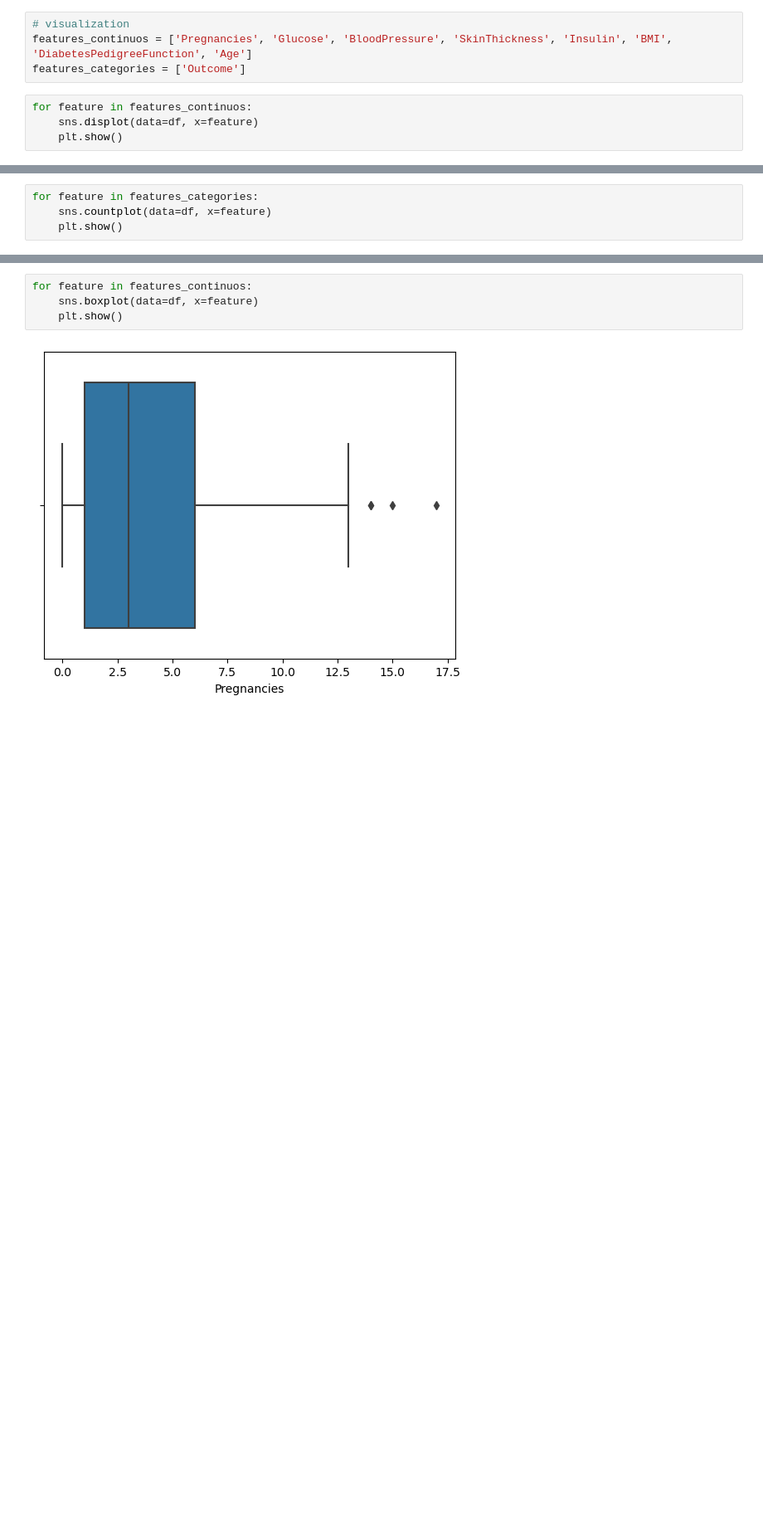
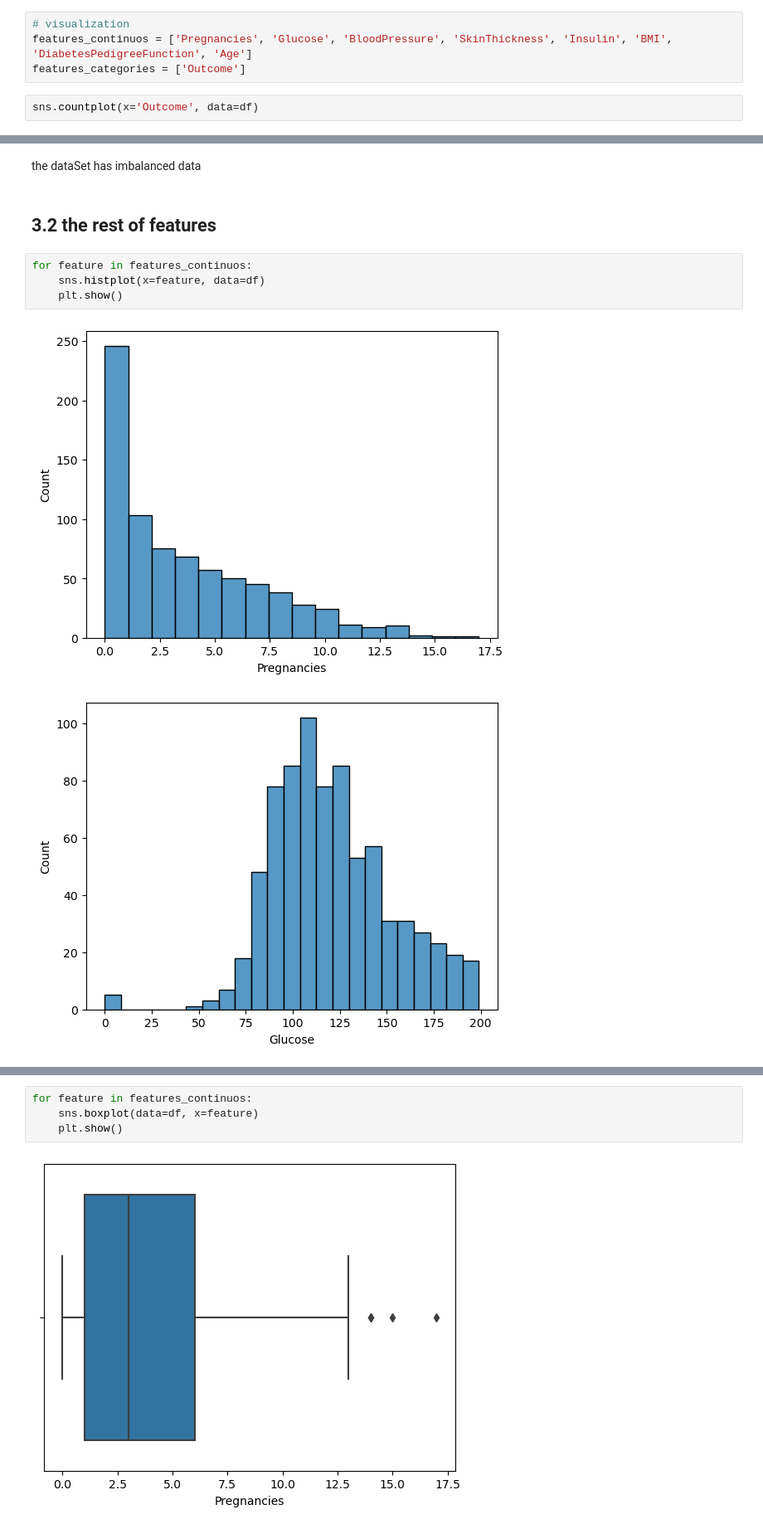
Before and after one commit to RMutua83/diabetes, a Jupyter notebook: model/DiabetesPred.ipynb, the cells around one changed output, grey strips where cells are left out. Shown at 83% size. Cells and saved outputs as stored; diff of their text form; blank space fills up the shorter version.

```diff
--- a/model/DiabetesPred.ipynb
+++ b/model/DiabetesPred.ipynb
@@ -74,7 +131,5 @@ Index(['Pregnancies', 'Glucose', 'BloodPressure', 'SkinThickness', 'Insulin',
 features_continuos = ['Pregnancies', 'Glucose', 'BloodPressure', 'SkinThickness', 'Insulin', 'BMI', 'DiabetesPedigreeFunction', 'Age']
 features_categories = ['Outcome']
 # %%
-for feature in features_continuos:
-    sns.displot(data=df, x=feature)
-    plt.show()
+sns.countplot(x='Outcome', data=df)
 # %% [output]
@@ -89,4 +137,0 @@ for feature in features_continuos:
-# %%
-for feature in features_categories:
-    sns.countplot(data=df, x=feature)
-    plt.show()
@@ -101,0 +145,11 @@ Name: count, dtype: int64
+# %% [markdown]
+the dataSet has imbalanced data
+# %% [markdown]
+## 3.2 the rest of features
+# %%
+for feature in features_continuos:
+    sns.histplot(x=feature, data=df)
+    plt.show()
+# %% [output]
+[figure, added]
+[figure, added]
```
Also changed, not shown: parts of 34 cells of this notebook, 2 other files.
